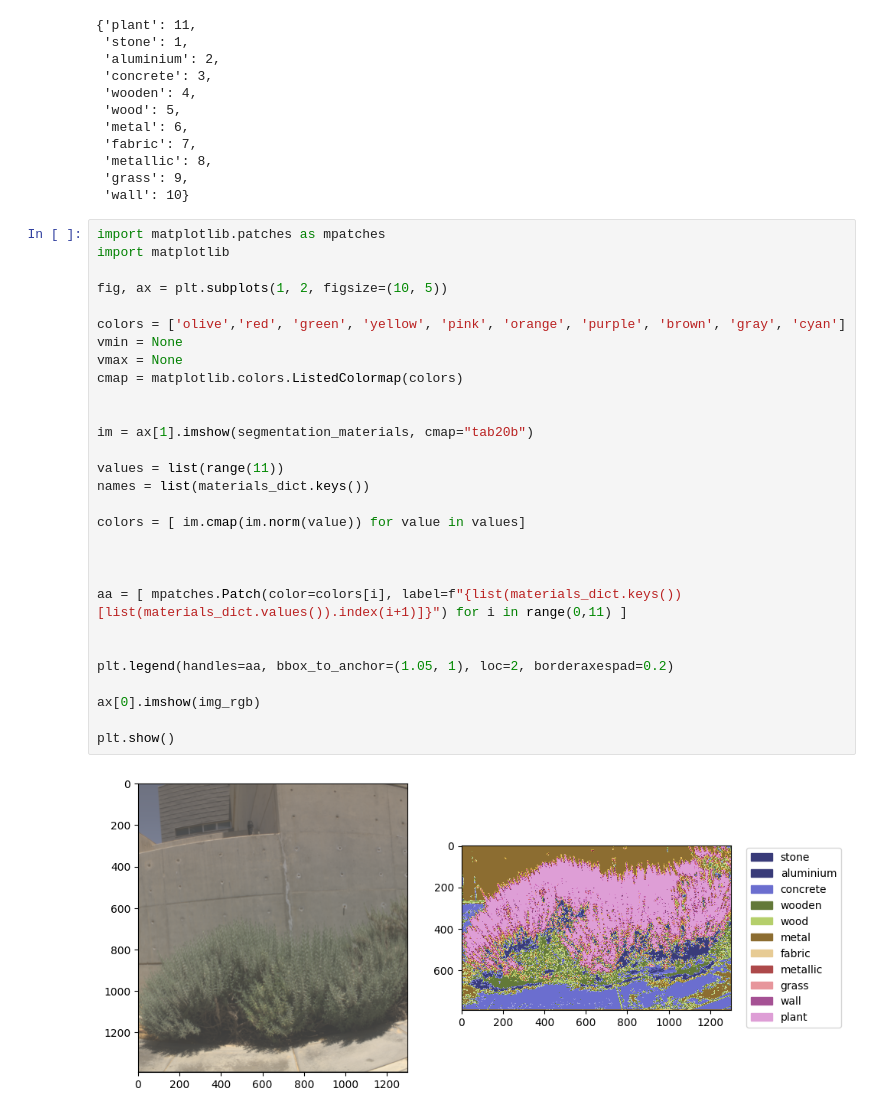
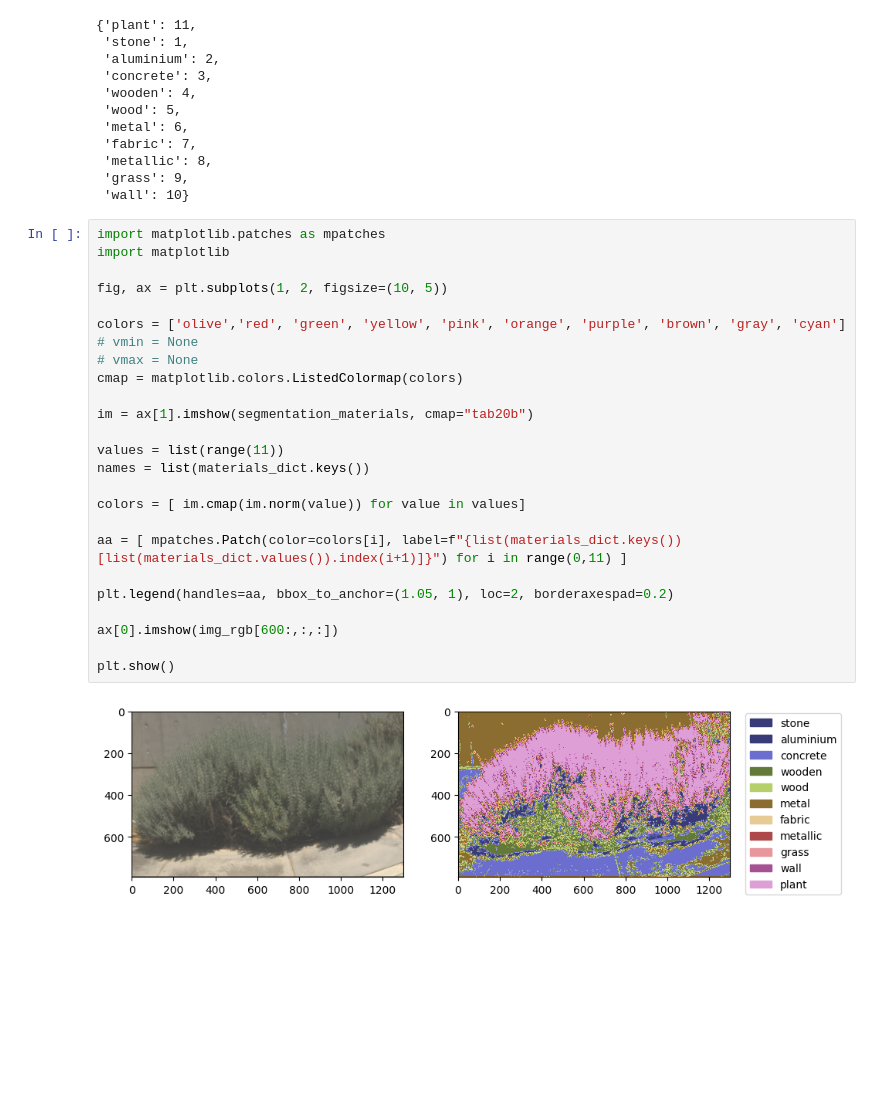
Before and after one commit to Majinka10/Hands-on-Computer-Vision, a Jupyter notebook: Sesiones/Sesion8/Spectral_Segmentacion.ipynb, the cells around one changed output. Drawn from its saved outputs; the diff is of its cells as text; blank space fills up the shorter version.

```diff
--- a/Sesiones/Sesion8/Spectral_Segmentacion.ipynb
+++ b/Sesiones/Sesion8/Spectral_Segmentacion.ipynb
@@ -388,31 +384,27 @@ materials_dict
 # %%
 import matplotlib.patches as mpatches
 import matplotlib
 
 fig, ax = plt.subplots(1, 2, figsize=(10, 5))
 
 colors = ['olive','red', 'green', 'yellow', 'pink', 'orange', 'purple', 'brown', 'gray', 'cyan']
-vmin = None
-vmax = None
+# vmin = None
+# vmax = None
 cmap = matplotlib.colors.ListedColormap(colors)
-
 
 im = ax[1].imshow(segmentation_materials, cmap="tab20b")
 
 values = list(range(11))
 names = list(materials_dict.keys())
 
 colors = [ im.cmap(im.norm(value)) for value in values]
 
-
-
 aa = [ mpatches.Patch(color=colors[i], label=f"{list(materials_dict.keys())[list(materials_dict.values()).index(i+1)]}") for i in range(0,11) ]
-
 
 plt.legend(handles=aa, bbox_to_anchor=(1.05, 1), loc=2, borderaxespad=0.2)
 
-ax[0].imshow(img_rgb)
+ax[0].imshow(img_rgb[600:,:,:])
 
 plt.show()
 # %% [output]
-[figure, old version]
+[figure, new version]
```
Also changed, not shown: parts of 12 cells of this notebook.
